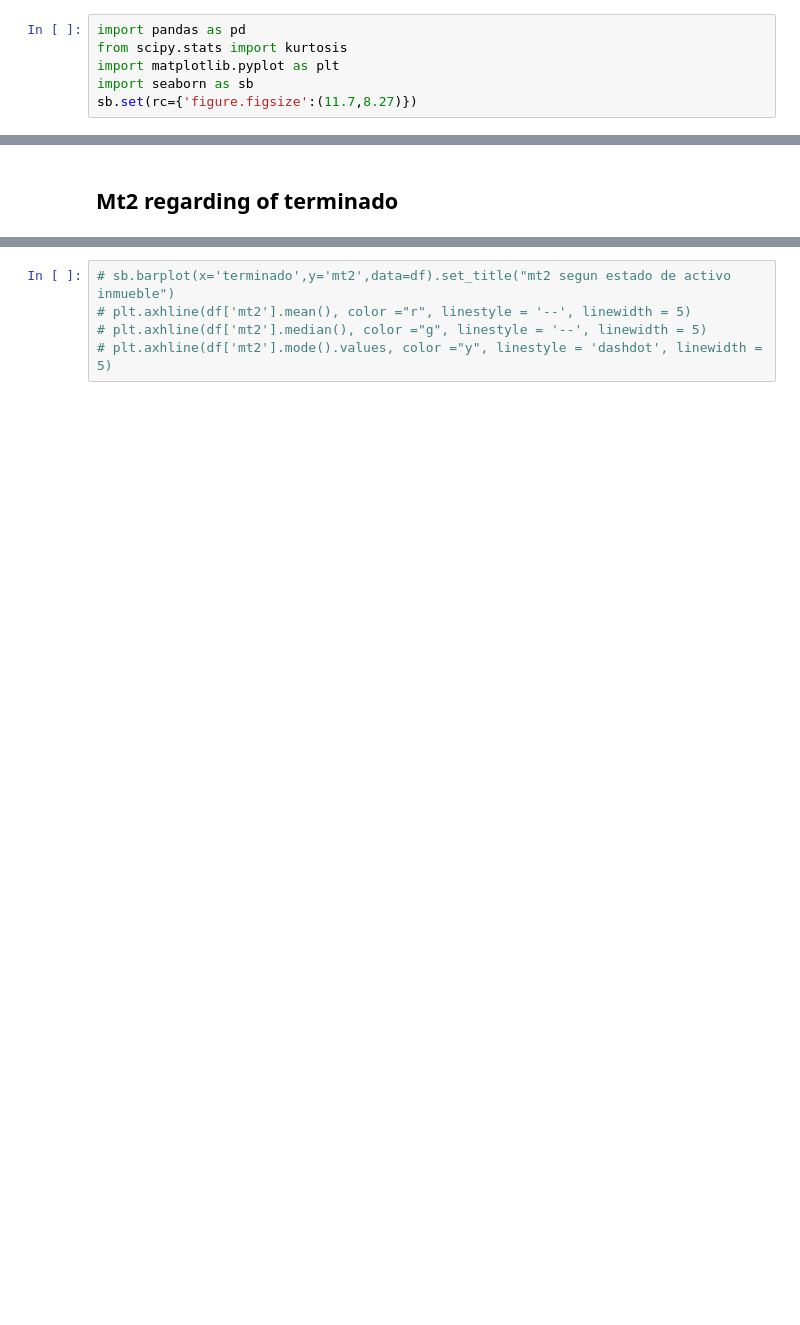
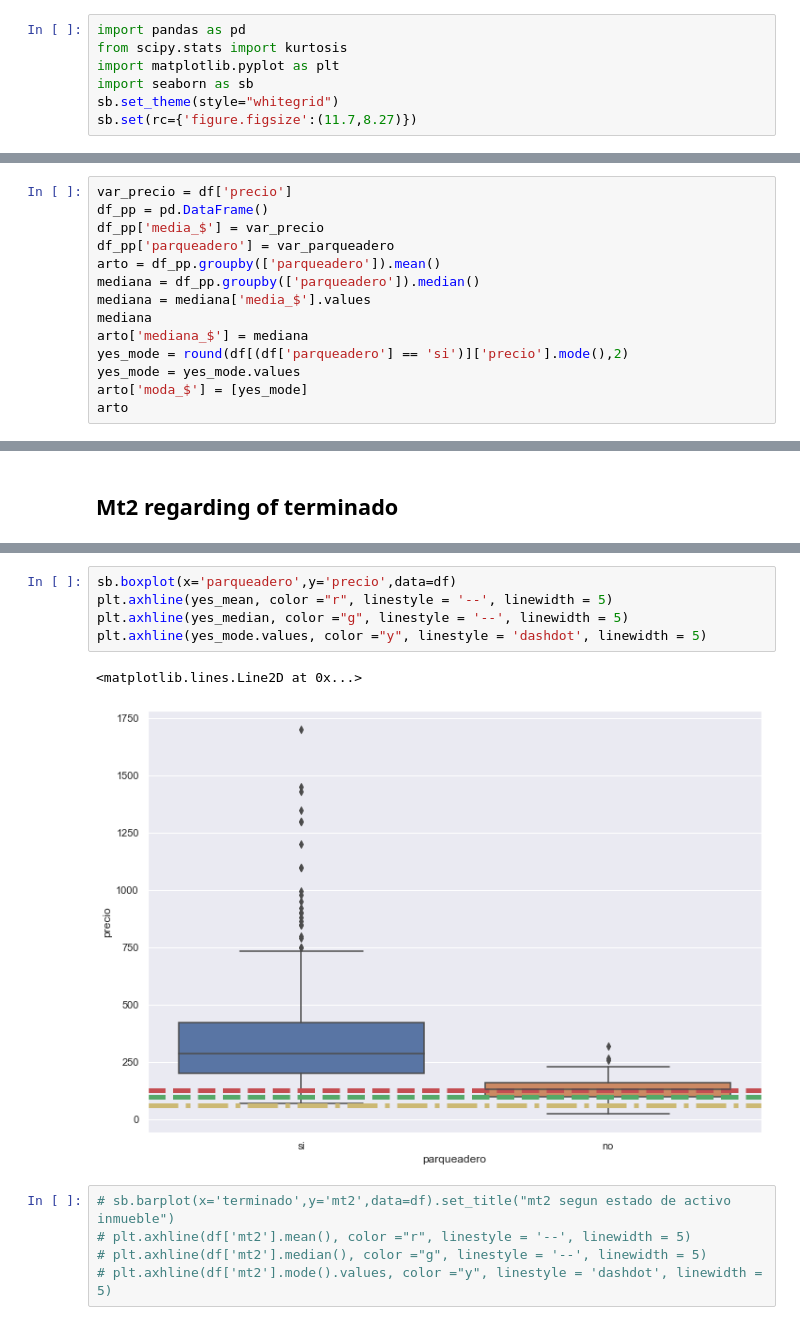
Before and after one commit to StanDoge/PYE-lab-1, a Jupyter notebook: main.ipynb, the cells around one changed output, grey strips where cells are left out. Saved outputs shown, nothing was run; the diff lists cells and outputs as text; blank space fills up the shorter version.

```diff
--- a/main.ipynb
+++ b/main.ipynb
@@ -3,6 +3,7 @@ import pandas as pd
 from scipy.stats import kurtosis
 import matplotlib.pyplot as plt
 import seaborn as sb
+sb.set_theme(style="whitegrid")
 sb.set(rc={'figure.figsize':(11.7,8.27)})
 # %%
 df = pd.read_excel('./Grupo 01.xlsx')
@@ -187,0 +194,14 @@ sb.boxenplot(x='precio',y='parqueadero',data=df)
+# %%
+var_precio = df['precio']
+df_pp = pd.DataFrame()
+df_pp['media_$'] = var_precio
+df_pp['parqueadero'] = var_parqueadero
+arto = df_pp.groupby(['parqueadero']).mean()
+mediana = df_pp.groupby(['parqueadero']).median()
+mediana = mediana['media_$'].values
+mediana
+arto['mediana_$'] = mediana
+yes_mode = round(df[(df['parqueadero'] == 'si')]['precio'].mode(),2)
+yes_mode = yes_mode.values
+arto['moda_$'] = [yes_mode]
+arto
@@ -190,3 +229,11 @@ sb.boxenplot(x='precio',y='parqueadero',data=df)
+# %%
+sb.boxplot(x='parqueadero',y='precio',data=df)
+plt.axhline(yes_mean, color ="r", linestyle = '--', linewidth = 5)
+plt.axhline(yes_median, color ="g", linestyle = '--', linewidth = 5)
+plt.axhline(yes_mode.values, color ="y", linestyle = 'dashdot', linewidth = 5)
+# %% [output]
+<matplotlib.lines.Line2D at 0x...>
+[figure, added]
 # %%
 # sb.barplot(x='terminado',y='mt2',data=df).set_title("mt2 segun estado de activo inmueble")
 # plt.axhline(df['mt2'].mean(), color ="r", linestyle = '--', linewidth = 5)
```
Also changed, not shown: parts of 5 cells of this notebook.
